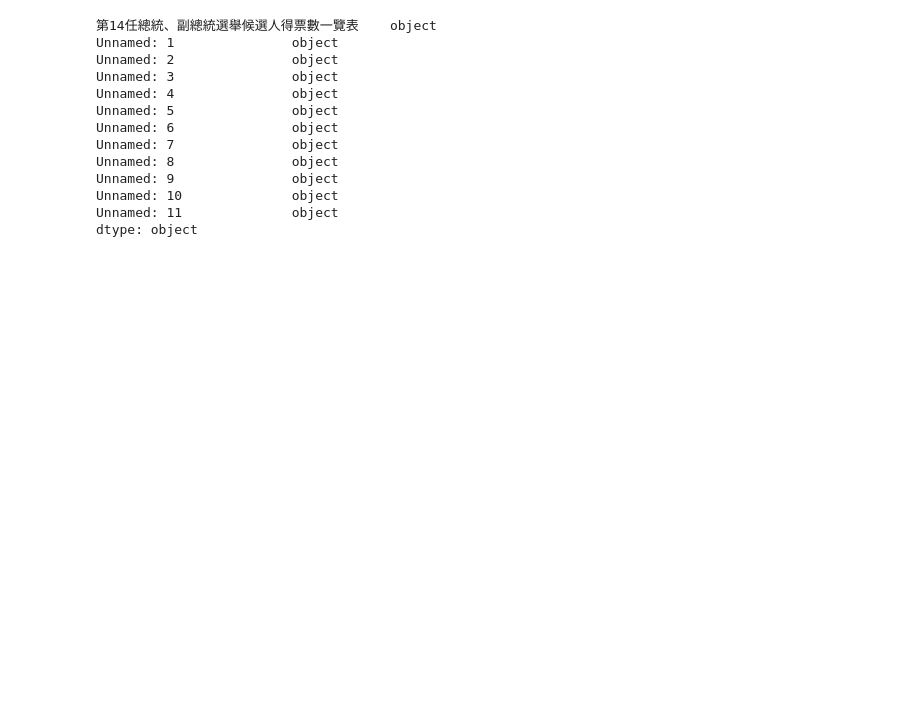
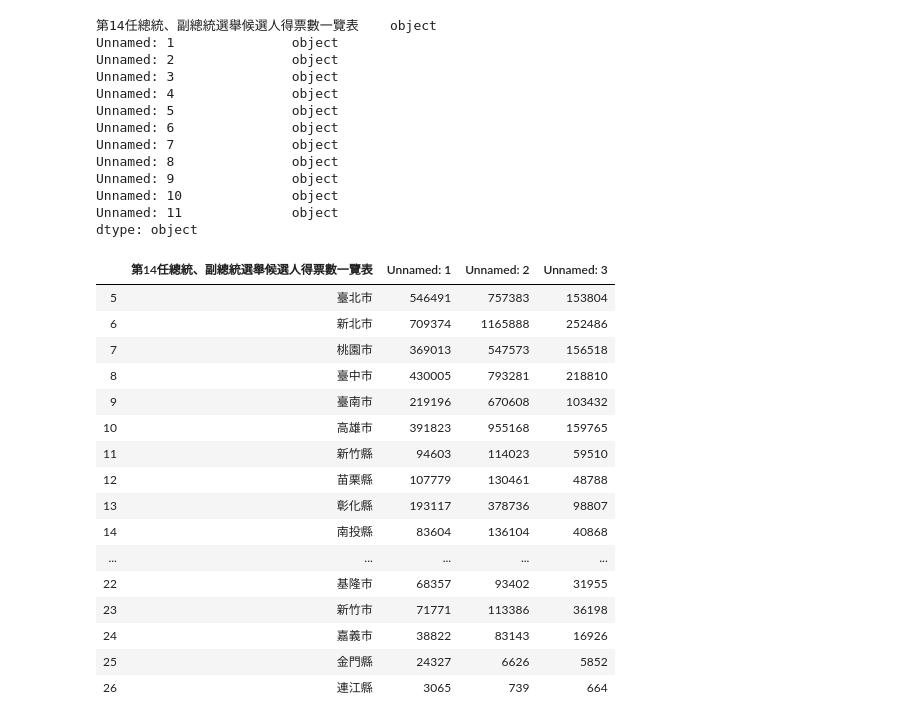
Before and after one commit to JadenMao/PythonForDataAnalysis, a Jupyter notebook: 上課內容/sample38.ipynb, the cells around one changed output. Cells and saved outputs as stored; diff of their text form; code cells hidden in the pictures; blank space fills up the shorter version.

```diff
--- a/上課內容/sample38.ipynb
+++ b/上課內容/sample38.ipynb
@@ -37,3 +37,24 @@ Unnamed: 9               object
 Unnamed: 10              object
 Unnamed: 11              object
 dtype: object
+# %%
+df=all.iloc[5:,:4]
+df
+# %% [output]
+|  | 第14任總統、副總統選舉候選人得票數一覽表 | Unnamed: 1 | Unnamed: 2 | Unnamed: 3 |
+| 5 | 臺北市 | 546491 | 757383 | 153804 |
+| 6 | 新北市 | 709374 | 1165888 | 252486 |
+| 7 | 桃園市 | 369013 | 547573 | 156518 |
+| 8 | 臺中市 | 430005 | 793281 | 218810 |
+| 9 | 臺南市 | 219196 | 670608 | 103432 |
+| 10 | 高雄市 | 391823 | 955168 | 159765 |
+| 11 | 新竹縣 | 94603 | 114023 | 59510 |
+| 12 | 苗栗縣 | 107779 | 130461 | 48788 |
+| 13 | 彰化縣 | 193117 | 378736 | 98807 |
+| 14 | 南投縣 | 83604 | 136104 | 40868 |
+| ... | ... | ... | ... | ... |
+| 22 | 基隆市 | 68357 | 93402 | 31955 |
+| 23 | 新竹市 | 71771 | 113386 | 36198 |
+| 24 | 嘉義市 | 38822 | 83143 | 16926 |
+| 25 | 金門縣 | 24327 | 6626 | 5852 |
+| 26 | 連江縣 | 3065 | 739 | 664 |
```
Also changed, not shown: parts of 4 cells of this notebook.
